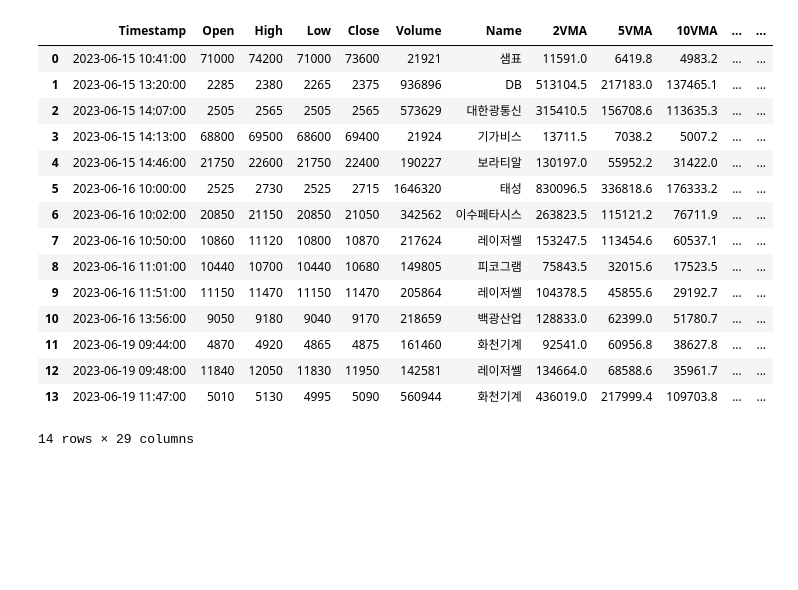
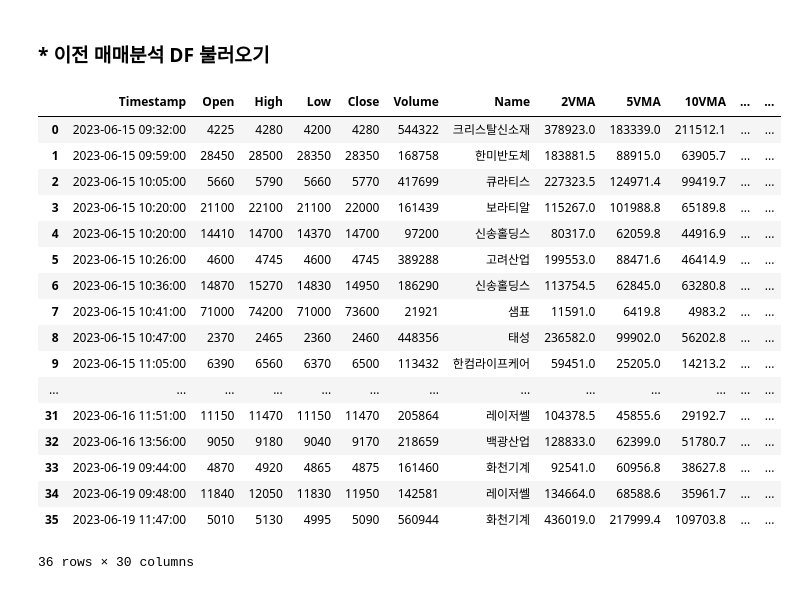
Before and after one commit to dongzooo/Quant-with-py, a Jupyter notebook: 캔들데이터 분석/종목별_수익실현_진입자리_분석.ipynb, the cells around one changed output. Cells and saved outputs as stored; diff of their text form; code cells hidden in the pictures; blank space fills up the shorter version.

```diff
--- a/캔들데이터 분석/종목별_수익실현_진입자리_분석.ipynb
+++ b/캔들데이터 분석/종목별_수익실현_진입자리_분석.ipynb
@@ -221,20 +273,4 @@ for i in range(len(stocks)):
 # %%
 result_df = result_df.reset_index(drop=True)
-result_df
+# result_df = combined_df
+# result_df
-# %% [output]
-|  | Timestamp | Open | High | Low | Close | Volume | Name | 2VMA | 5VMA | 10VMA | ... | ... |
-| 0 | 2023-06-15 10:41:00 | 71000 | 74200 | 71000 | 73600 | 21921 | 샘표 | 11591.0 | 6419.8 | 4983.2 | ... | ... |
-| 1 | 2023-06-15 13:20:00 | 2285 | 2380 | 2265 | 2375 | 936896 | DB | 513104.5 | 217183.0 | 137465.1 | ... | ... |
-| 2 | 2023-06-15 14:07:00 | 2505 | 2565 | 2505 | 2565 | 573629 | 대한광통신 | 315410.5 | 156708.6 | 113635.3 | ... | ... |
-| 3 | 2023-06-15 14:13:00 | 68800 | 69500 | 68600 | 69400 | 21924 | 기가비스 | 13711.5 | 7038.2 | 5007.2 | ... | ... |
-| 4 | 2023-06-15 14:46:00 | 21750 | 22600 | 21750 | 22400 | 190227 | 보라티알 | 130197.0 | 55952.2 | 31422.0 | ... | ... |
-| 5 | 2023-06-16 10:00:00 | 2525 | 2730 | 2525 | 2715 | 1646320 | 태성 | 830096.5 | 336818.6 | 176333.2 | ... | ... |
-| 6 | 2023-06-16 10:02:00 | 20850 | 21150 | 20850 | 21050 | 342562 | 이수페타시스 | 263823.5 | 115121.2 | 76711.9 | ... | ... |
-| 7 | 2023-06-16 10:50:00 | 10860 | 11120 | 10800 | 10870 | 217624 | 레이저쎌 | 153247.5 | 113454.6 | 60537.1 | ... | ... |
-| 8 | 2023-06-16 11:01:00 | 10440 | 10700 | 10440 | 10680 | 149805 | 피코그램 | 75843.5 | 32015.6 | 17523.5 | ... | ... |
-| 9 | 2023-06-16 11:51:00 | 11150 | 11470 | 11150 | 11470 | 205864 | 레이저쎌 | 104378.5 | 45855.6 | 29192.7 | ... | ... |
-| 10 | 2023-06-16 13:56:00 | 9050 | 9180 | 9040 | 9170 | 218659 | 백광산업 | 128833.0 | 62399.0 | 51780.7 | ... | ... |
-| 11 | 2023-06-19 09:44:00 | 4870 | 4920 | 4865 | 4875 | 161460 | 화천기계 | 92541.0 | 60956.8 | 38627.8 | ... | ... |
-| 12 | 2023-06-19 09:48:00 | 11840 | 12050 | 11830 | 11950 | 142581 | 레이저쎌 | 134664.0 | 68588.6 | 35961.7 | ... | ... |
-| 13 | 2023-06-19 11:47:00 | 5010 | 5130 | 4995 | 5090 | 560944 | 화천기계 | 436019.0 | 217999.4 | 109703.8 | ... | ... |
-14 rows × 29 columns
@@ -242,0 +277,27 @@ result_df.drop(labels=['Open','High','Low','Close',"20VMA","5VMA",'Volume','3분
+# %% [markdown]
+### * 이전 매매분석 DF 불러오기
+# %%
+result_df = pd.read_csv("15_21result_df.csv")
+result_df
+# 데이터프레임에서 중복 행 제거 후 합치기
+# combined_df = pd.concat([result_df1, result_df]).drop_duplicates().reset_index(drop=True)
+# combined_df
+# %% [output]
+|  | Timestamp | Open | High | Low | Close | Volume | Name | 2VMA | 5VMA | 10VMA | ... | ... |
+| 0 | 2023-06-15 09:32:00 | 4225 | 4280 | 4200 | 4280 | 544322 | 크리스탈신소재 | 378923.0 | 183339.0 | 211512.1 | ... | ... |
+| 1 | 2023-06-15 09:59:00 | 28450 | 28500 | 28350 | 28350 | 168758 | 한미반도체 | 183881.5 | 88915.0 | 63905.7 | ... | ... |
+| 2 | 2023-06-15 10:05:00 | 5660 | 5790 | 5660 | 5770 | 417699 | 큐라티스 | 227323.5 | 124971.4 | 99419.7 | ... | ... |
+| 3 | 2023-06-15 10:20:00 | 21100 | 22100 | 21100 | 22000 | 161439 | 보라티알 | 115267.0 | 101988.8 | 65189.8 | ... | ... |
+| 4 | 2023-06-15 10:20:00 | 14410 | 14700 | 14370 | 14700 | 97200 | 신송홀딩스 | 80317.0 | 62059.8 | 44916.9 | ... | ... |
+| 5 | 2023-06-15 10:26:00 | 4600 | 4745 | 4600 | 4745 | 389288 | 고려산업 | 199553.0 | 88471.6 | 46414.9 | ... | ... |
+| 6 | 2023-06-15 10:36:00 | 14870 | 15270 | 14830 | 14950 | 186290 | 신송홀딩스 | 113754.5 | 62845.0 | 63280.8 | ... | ... |
+| 7 | 2023-06-15 10:41:00 | 71000 | 74200 | 71000 | 73600 | 21921 | 샘표 | 11591.0 | 6419.8 | 4983.2 | ... | ... |
+| 8 | 2023-06-15 10:47:00 | 2370 | 2465 | 2360 | 2460 | 448356 | 태성 | 236582.0 | 99902.0 | 56202.8 | ... | ... |
+| 9 | 2023-06-15 11:05:00 | 6390 | 6560 | 6370 | 6500 | 113432 | 한컴라이프케어 | 59451.0 | 25205.0 | 14213.2 | ... | ... |
+| ... | ... | ... | ... | ... | ... | ... | ... | ... | ... | ... | ... | ... |
+| 31 | 2023-06-16 11:51:00 | 11150 | 11470 | 11150 | 11470 | 205864 | 레이저쎌 | 104378.5 | 45855.6 | 29192.7 | ... | ... |
+| 32 | 2023-06-16 13:56:00 | 9050 | 9180 | 9040 | 9170 | 218659 | 백광산업 | 128833.0 | 62399.0 | 51780.7 | ... | ... |
+| 33 | 2023-06-19 09:44:00 | 4870 | 4920 | 4865 | 4875 | 161460 | 화천기계 | 92541.0 | 60956.8 | 38627.8 | ... | ... |
+| 34 | 2023-06-19 09:48:00 | 11840 | 12050 | 11830 | 11950 | 142581 | 레이저쎌 | 134664.0 | 68588.6 | 35961.7 | ... | ... |
+| 35 | 2023-06-19 11:47:00 | 5010 | 5130 | 4995 | 5090 | 560944 | 화천기계 | 436019.0 | 217999.4 | 109703.8 | ... | ... |
+36 rows × 30 columns
```
Also changed, not shown: parts of 23 cells of this notebook.
